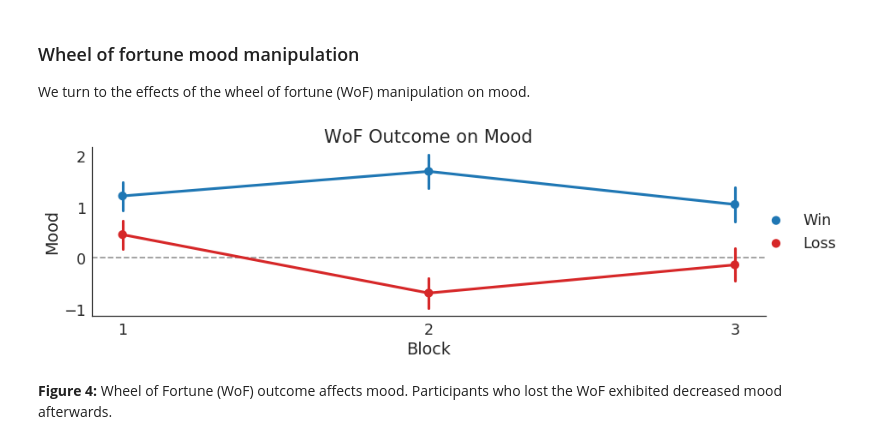
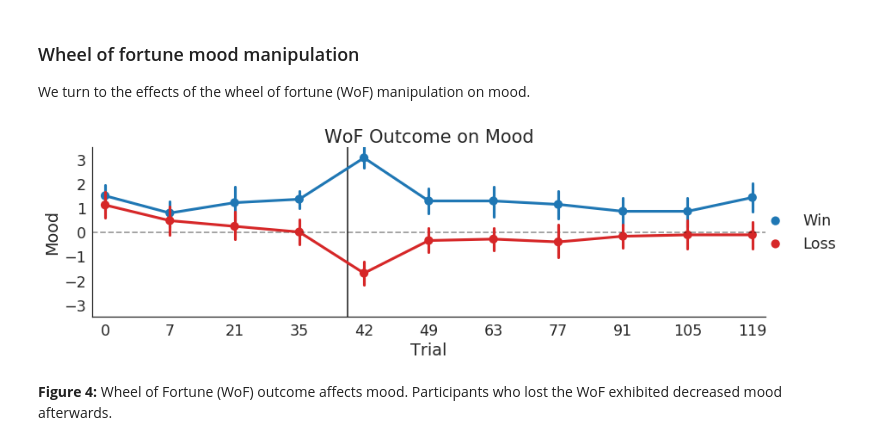
Before and after one commit to szorowi1/pni-rotations, a Jupyter notebook: results_behavior.ipynb, the cells around one changed output. Saved outputs shown, nothing was run; the diff lists cells and outputs as text; code cells hidden in the pictures.

```diff
--- a/results_behavior.ipynb
+++ b/results_behavior.ipynb
@@ -256,36 +261,40 @@ We turn to the effects of the wheel of fortune (WoF) manipulation on mood.
 # %%
 #~~~~~~~~~~~~~~~~~~~~~~~~~~~~~~~~~~~~~~~~~~#
 ### Prepare data.
 #~~~~~~~~~~~~~~~~~~~~~~~~~~~~~~~~~~~~~~~~~~#
 
 ## Subset data.
 mood = ratings[ratings.Variable=='Mood'].copy()
+
+## Update trials.
+mood['Trial'] += (mood.Block-1) * 42
 
 ## Merge WoF info.
 mood = mood.merge(metadata[['Datetime','WoF']], on='Datetime')
 mood['Outcome'] = np.where(mood.WoF > 0, 'Win', 'Loss')
 
 #~~~~~~~~~~~~~~~~~~~~~~~~~~~~~~~~~~~~~~~~~~#
 ### Plotting.
 #~~~~~~~~~~~~~~~~~~~~~~~~~~~~~~~~~~~~~~~~~~#
 
 ## Initialize canvas.
 fig, ax = plt.subplots(1,1,figsize=(12,4))
 palette = ['#1f77b4', '#d62728']
 
 ## Plot.
-sns.pointplot('Block', 'Rating', 'Outcome', data=mood,
+sns.pointplot('Trial', 'Rating', 'Outcome', data=mood,
               palette=palette, ax=ax)
 
 ## Add info.
-ax.hlines(0, -0.1, 2.1, linestyle='--', alpha=0.4)
-ax.set(xlim=(-0.1,2.1), ylabel='Mood', title='WoF Outcome on Mood')
+ax.hlines(0, -0.2, 10.2, linestyle='--', alpha=0.4)
+ax.vlines(3.75, -3.5, 3.5, alpha=0.8, zorder=0)
+ax.set(xlim=(-0.2,10.2), ylim=(-3.5,3.5), yticks=np.arange(-3,4), ylabel='Mood', title='WoF Outcome on Mood')
 ax.legend(loc=7, bbox_to_anchor=(1.125,0.5))
 
 sns.despine()
 plt.tight_layout()
 # %% [output]
-[figure, old version]
+[figure, new version]
 # %% [markdown]
 **Figure 4:** Wheel of Fortune (WoF) outcome affects mood. Participants who lost the WoF exhibited decreased mood afterwards.
 # %% [markdown]
```
Also changed, not shown: parts of 4 cells of this notebook, 4 other files.
